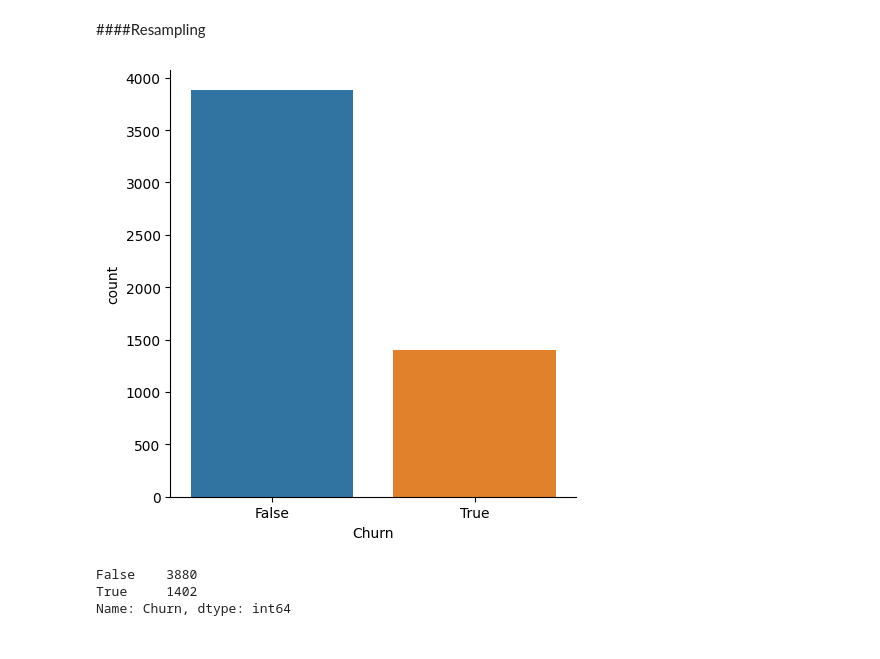
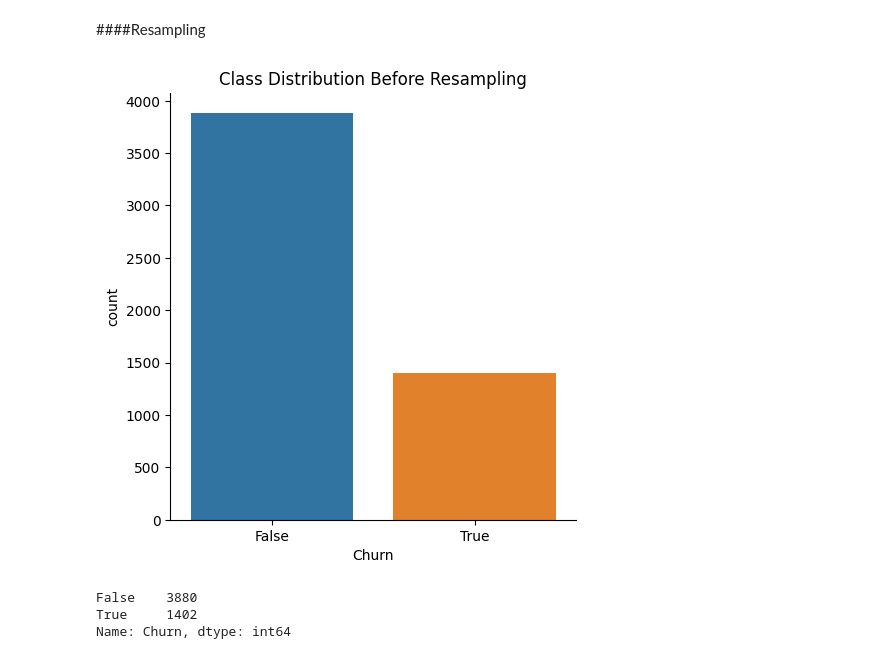
Before and after one commit to tejal04/Telco-Customer-Churn, a Jupyter notebook: EDA_Customer_Churn_Prediction.ipynb, the cells around one changed output. Drawn from its saved outputs; the diff is of its cells as text; code cells hidden in the pictures.

```diff
--- a/EDA_Customer_Churn_Prediction.ipynb
+++ b/EDA_Customer_Churn_Prediction.ipynb
@@ -664,10 +665,10 @@ X_test[ ['MonthlyCharges','tenure','TotalCharges'] ] = sc.transform(X_test[['Mon
 # %% [markdown]
 ####Resampling
 # %%
-y_train = pd.DataFrame(y_train)
-sns.catplot(data=y_train, kind='count',  order=[False, True], x='Churn')
-#ax.set_title('Class Distribution Before Resampling')
+train_df = pd.concat([X_train, y_train], axis=1)
+sns.catplot(data=train_df, kind='count',  order=[False, True], x='Churn')
+plt.title('Class Distribution Before Resampling')
 plt.show()
 # %% [output]
-[figure, old version]
+[figure, new version]
 # %%
```
Also changed, not shown: parts of 19 cells of this notebook.
